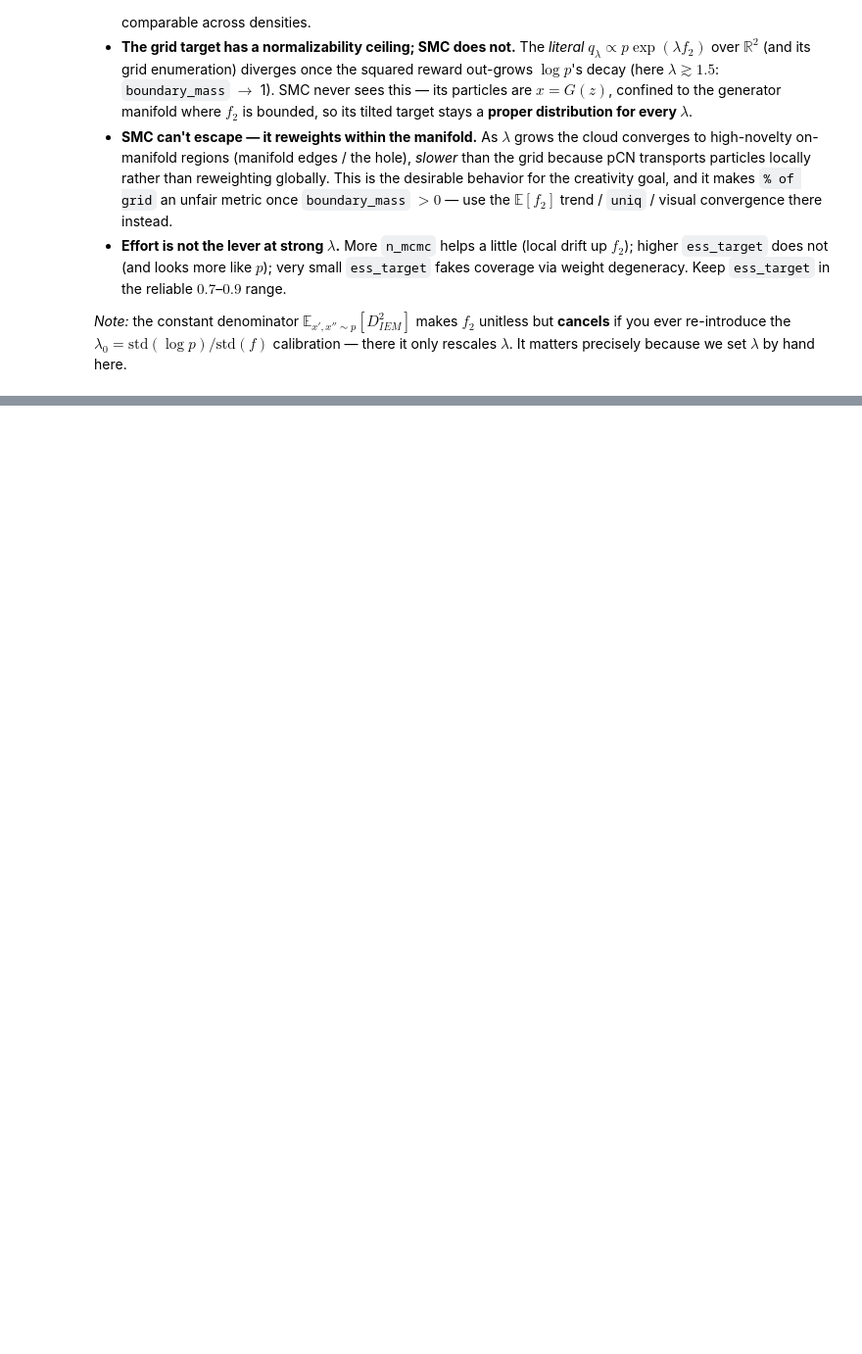
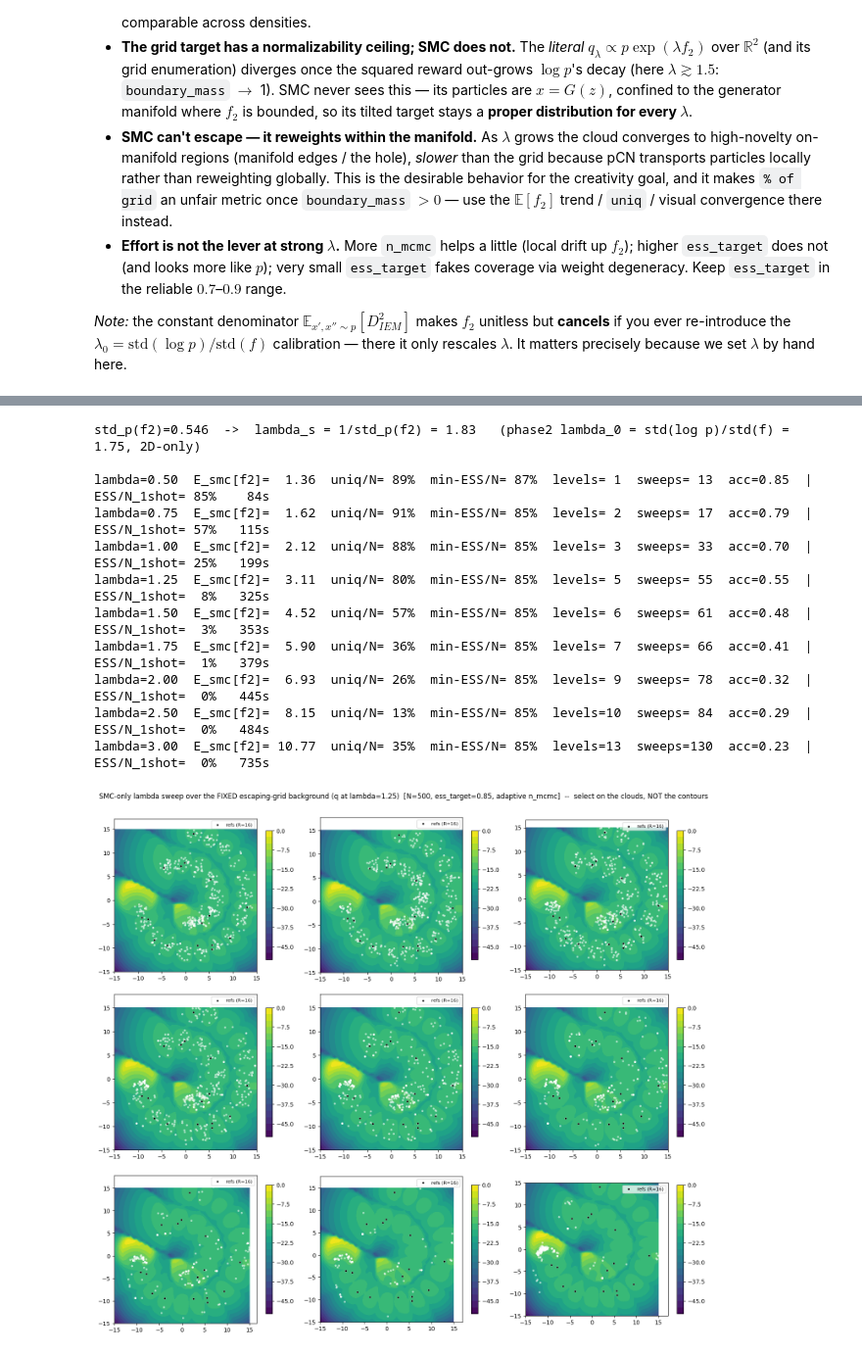
Before and after one commit to arielzoiz/creativity-measure, a Jupyter notebook: notebooks/normalized_squared_iem_tilt.ipynb, the cells around one changed output, grey strips where cells are left out. Shown at 98% size. Saved outputs shown, nothing was run; the diff lists cells and outputs as text; code cells hidden in the pictures; blank space fills up the shorter version.

Commit message:
update normilized_squared_iem_tilt notebook

```diff
--- a/notebooks/normalized_squared_iem_tilt.ipynb
+++ b/notebooks/normalized_squared_iem_tilt.ipynb
@@ -353,0 +359,79 @@ This is the *desirable* behavior for the creativity goal: SMC returns creative-b
+# %%
+import matplotlib.pyplot as plt
+import numpy as np
+from creativity_measure import plot_field, plot_samples
+
+# =================================================================================================
+# SMC-only lambda sweep. Every selection signal below comes from SMC or base samples x~p -- NEVER
+# the grid (which escapes off-manifold and is non-normalizable). The lambda=1.25 grid field is drawn
+# only as a fixed background: the escaping reference we are NOT allowed to select on.
+# =================================================================================================
+LAMBDAS_SEL = [0.5, 0.75, 1.0, 1.25, 1.5, 1.75, 2.0, 2.5, 3.0]  # 3x3: flat -> interesting -> collapse
+N_SEL       = 500
+ESS_TARGET  = 0.85            # inside the reliable 0.7-0.9 band
+SEED        = 0
+M_BASE      = 2000            # base samples for std_p(f2) and the one-shot ESS/N screen
+
+# --- temperature scale (SMC-only analog of phase2's lambda_0) ------------------------------------
+_gen    = torch.Generator().manual_seed(SEED)
+X_BASE  = p.sample(M_BASE, generator=_gen)         # x ~ p, grid-free
+F2_BASE = reward(X_BASE)                            # f2 on base samples (frozen -> deterministic)
+STD_F2  = float(F2_BASE.std())
+LAMBDA_S = 1.0 / STD_F2                             # transferable scale = 1/std_p(f2); NO log p needed
+LAMBDA_0_2D = float(p.log_p_X(REFS).std() / reward(REFS).std())   # phase2 lambda_0 -- 2D-ONLY (uses log p)
+print(f"std_p(f2)={STD_F2:.3f}  ->  lambda_s = 1/std_p(f2) = {LAMBDA_S:.2f}   "
+      f"(phase2 lambda_0 = std(log p)/std(f) = {LAMBDA_0_2D:.2f}, 2D-only)\n")
+
+# --- fixed escaping-grid background: q_lambda at lambda=1.25, computed ONCE ----------------------
+LAM_BG = 1.25
+log_q_bg, _, _ = grid_normalize(LOG_P + LAM_BG * F2_GRID, CELL)
+
+# --- the sweep ----------------------------------------------------------------------------------
+results: dict[float, object] = {}   # lam -> full SMCResult (for the history / stopping-rule cell)
+rows: list[dict[str, float]] = []   # lam -> collected SMC-only signals
+fig, axes = plt.subplots(3, 3, figsize=(15.0, 13.2))
+for ax, lam in zip(axes.ravel(), LAMBDAS_SEL):
+    t = time.time()
+    res = smc_sample(reward, lam=lam, n_particles=N_SEL,
+                     kernel=PCNKernel(G, DDIM), n_mcmc=None,   # ADAPTIVE -> surfaces the stopping rules
+                     ess_target=ESS_TARGET, final_resample=True, seed=SEED)
+    results[lam] = res
+    fX        = reward(res.X)
+    ef_smc    = float(fX.mean())
+    uniq      = int(res.X.unique(dim=0).shape[0])
+    levels    = len(res.betas)
+    min_ess_n = min(res.ess_history) / N_SEL
+    acc_mean  = float(np.mean(res.acc_history))
+    sweeps    = int(sum(res.n_mcmc_history))
+    # pre-SMC importance-sampling diagnostics from base samples only:
+    w_os     = torch.softmax(lam * F2_BASE, 0)
+    ess_os   = float(1.0 / (M_BASE * (w_os ** 2).sum()))       # one-shot tilt ESS/N in [1/M, 1]
+    logw_var = (lam ** 2) * float(F2_BASE.var())               # Var_p(lambda f2): IS-degeneracy predictor
+    rows.append(dict(lam=lam, ef_smc=ef_smc, uniq_frac=uniq / N_SEL, levels=levels,
+                     min_ess_n=min_ess_n, acc=acc_mean, sweeps=sweeps,
+                     ess_os=ess_os, logw_var=logw_var))
+    print(f"lambda={lam:4.2f}  E_smc[f2]={ef_smc:6.2f}  uniq/N={uniq/N_SEL:4.0%}  "
+          f"min-ESS/N={min_ess_n:4.0%}  levels={levels:2d}  sweeps={sweeps:3d}  acc={acc_mean:4.2f}  |  "
+          f"ESS/N_1shot={ess_os:4.0%}  {time.time()-t:4.0f}s")
+    plot_field(log_q_bg, XX, YY, ax=ax, title=f"lambda = {lam}   (uniq/N={uniq/N_SEL:.0%})", refs=REFS)
+    plot_samples(res.X, ax=ax, alpha=0.5, s=6, color='white')
+fig.suptitle(
+    f"SMC-only lambda sweep over the FIXED escaping-grid background (q at lambda={LAM_BG})  "
+    f"[N={N_SEL}, ess_target={ESS_TARGET}, adaptive n_mcmc]  --  select on the clouds, NOT the contours",
+    fontsize=12, y=1.003,
+)
+plt.tight_layout()
+plt.show()
+# %% [output]
+std_p(f2)=0.546  ->  lambda_s = 1/std_p(f2) = 1.83   (phase2 lambda_0 = std(log p)/std(f) = 1.75, 2D-only)
+
+lambda=0.50  E_smc[f2]=  1.36  uniq/N= 89%  min-ESS/N= 87%  levels= 1  sweeps= 13  acc=0.85  |  ESS/N_1shot= 85%    84s
+lambda=0.75  E_smc[f2]=  1.62  uniq/N= 91%  min-ESS/N= 85%  levels= 2  sweeps= 17  acc=0.79  |  ESS/N_1shot= 57%   115s
+lambda=1.00  E_smc[f2]=  2.12  uniq/N= 88%  min-ESS/N= 85%  levels= 3  sweeps= 33  acc=0.70  |  ESS/N_1shot= 25%   199s
+lambda=1.25  E_smc[f2]=  3.11  uniq/N= 80%  min-ESS/N= 85%  levels= 5  sweeps= 55  acc=0.55  |  ESS/N_1shot=  8%   325s
+lambda=1.50  E_smc[f2]=  4.52  uniq/N= 57%  min-ESS/N= 85%  levels= 6  sweeps= 61  acc=0.48  |  ESS/N_1shot=  3%   353s
+lambda=1.75  E_smc[f2]=  5.90  uniq/N= 36%  min-ESS/N= 85%  levels= 7  sweeps= 66  acc=0.41  |  ESS/N_1shot=  1%   379s
+lambda=2.00  E_smc[f2]=  6.93  uniq/N= 26%  min-ESS/N= 85%  levels= 9  sweeps= 78  acc=0.32  |  ESS/N_1shot=  0%   445s
+lambda=2.50  E_smc[f2]=  8.15  uniq/N= 13%  min-ESS/N= 85%  levels=10  sweeps= 84  acc=0.29  |  ESS/N_1shot=  0%   484s
+lambda=3.00  E_smc[f2]= 10.77  uniq/N= 35%  min-ESS/N= 85%  levels=13  sweeps=130  acc=0.23  |  ESS/N_1shot=  0%   735s
+[figure, added]
```
Also changed, not shown: parts of 14 cells of this notebook.
